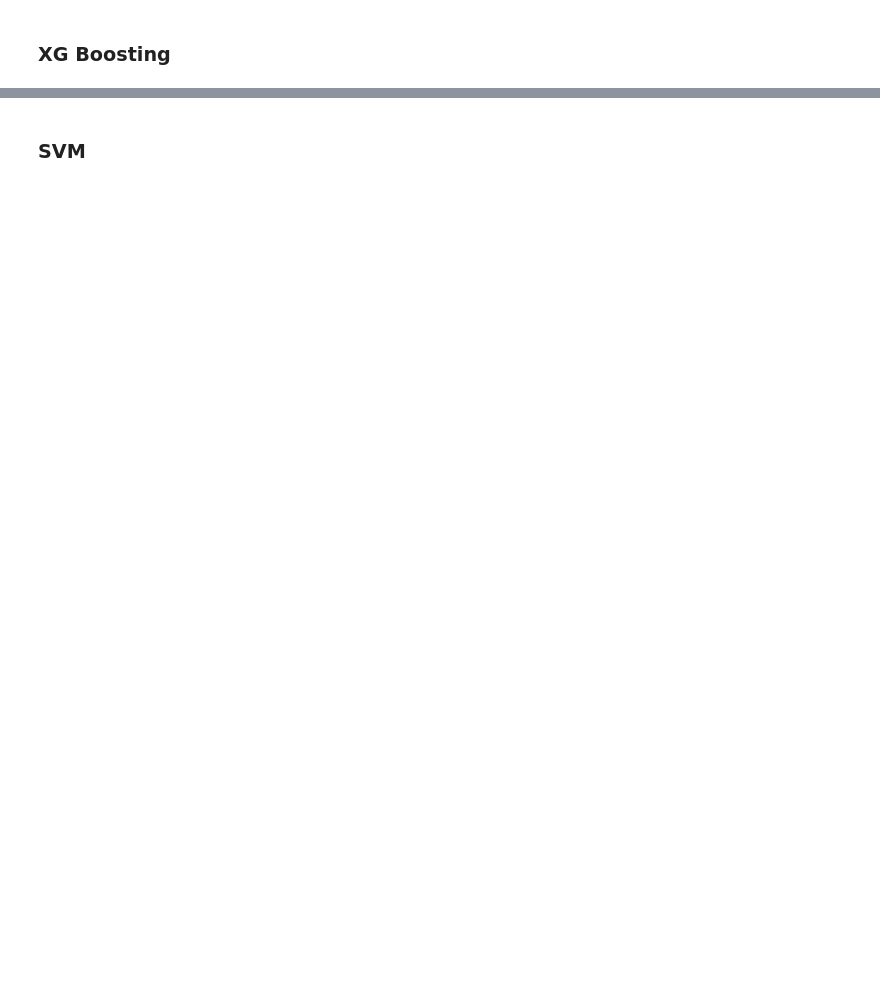
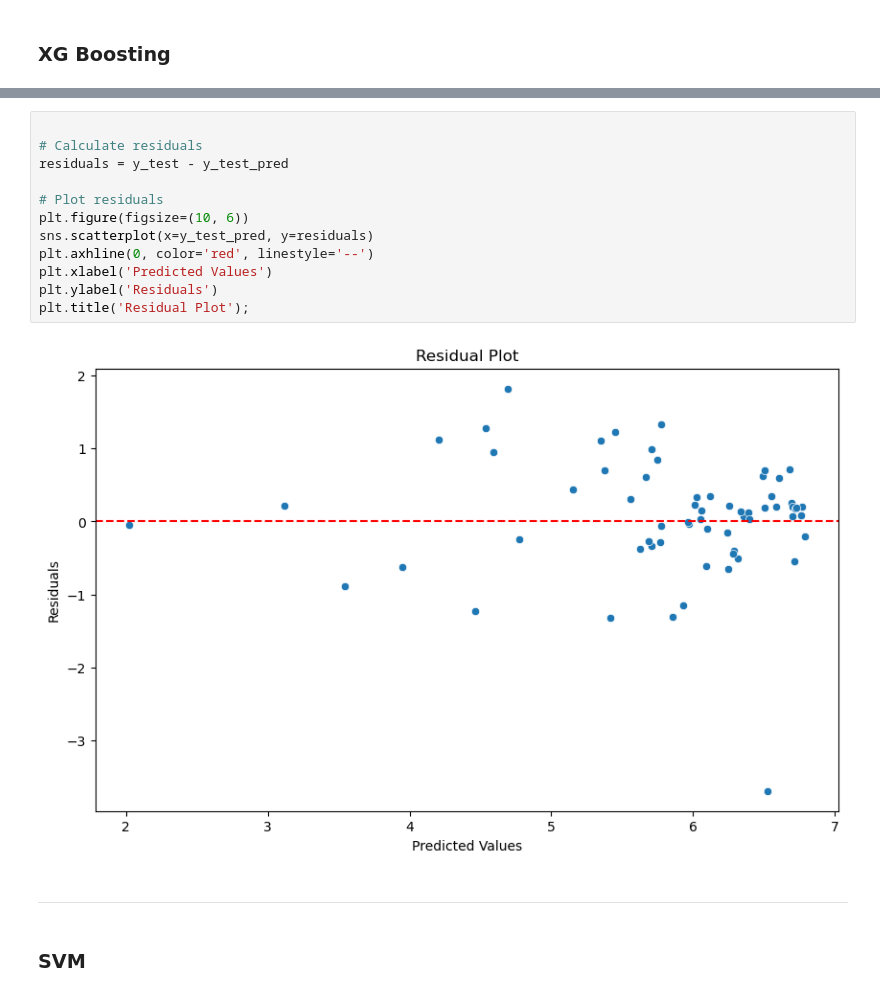
Before and after one commit to lpm24/youth_crime_group_project, a Jupyter notebook: code/saima.ipynb, the cells around one changed output, grey strips where cells are left out. Saved outputs shown, nothing was run; the diff lists cells and outputs as text; blank space fills up the shorter version.

```diff
--- a/code/saima.ipynb
+++ b/code/saima.ipynb
@@ -359,3 +386,19 @@ plt.show()
+# %%
+
+# Calculate residuals
+residuals = y_test - y_test_pred
+
+# Plot residuals
+plt.figure(figsize=(10, 6))
+sns.scatterplot(x=y_test_pred, y=residuals)
+plt.axhline(0, color='red', linestyle='--')
+plt.xlabel('Predicted Values')
+plt.ylabel('Residuals')
+plt.title('Residual Plot');
+# %% [output]
+[figure, added]
+# %% [markdown]
+----
 # %% [markdown]
 ### SVM
 # %%
```
Also changed, not shown: parts of 41 cells of this notebook, 7 other files.
